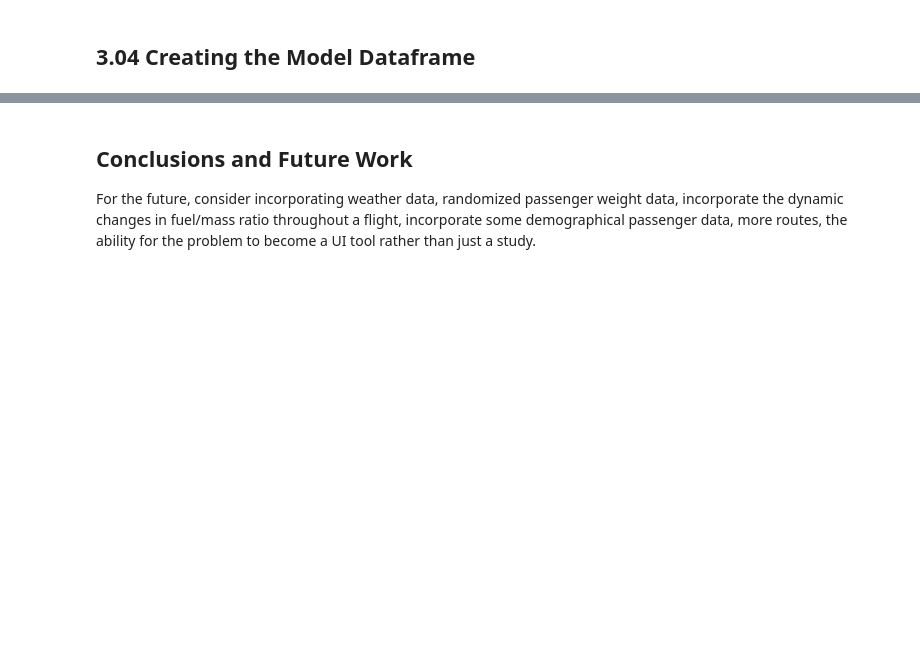
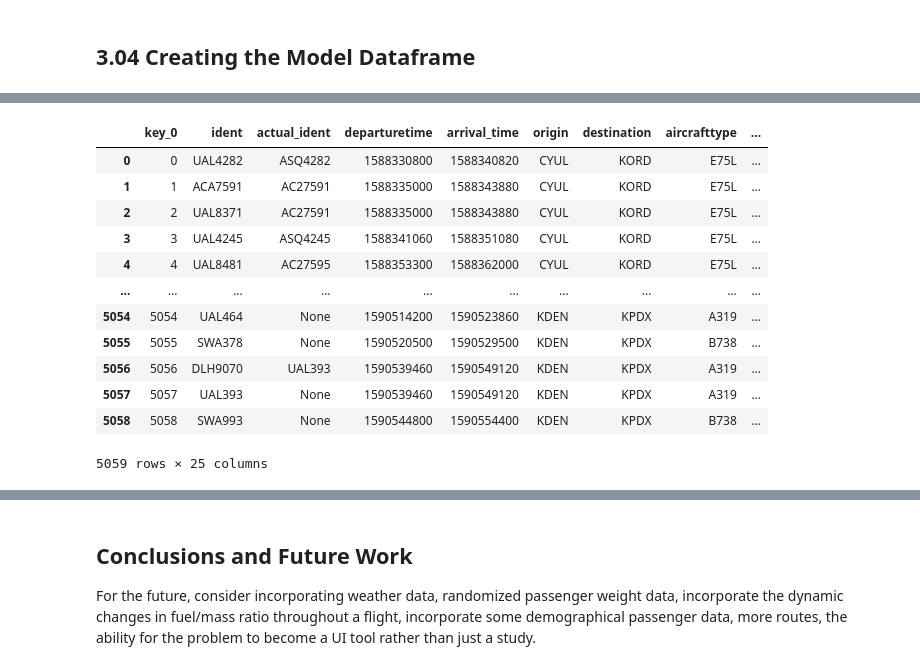
Before and after one commit to chriskuz/ga_capstone, a Jupyter notebook: code/project_notebook.ipynb, the cells around one changed output, grey strips where cells are left out. Cells and saved outputs as stored; diff of their text form; code cells hidden in the pictures; blank space fills up the shorter version.

```diff
--- a/code/project_notebook.ipynb
+++ b/code/project_notebook.ipynb
@@ -1081,0 +1107,9 @@ The above output dataframe shows the combined quotes dtaaframe showcasing prices
+# %%
+for code in flight_schedules['combinedIATA']:
+    mask = quotes['combinedIATA'] == code
+    prelim_df = quotes.loc[mask, final_df.columns].sample(n = 1)
+    final_df = pd.concat([final_df, prelim_df])
+
+
+final_df.reset_index(inplace = True)
+final_df.drop(columns= 'index', inplace = True)
@@ -1081,0 +1132,18 @@ The above output dataframe shows the combined quotes dtaaframe showcasing prices
+# %%
+test = pd.merge(flight_schedules, final_df, how = 'outer', on = flight_schedules.index)
+# %%
+test
+# %% [output]
+|  | key_0 | ident | actual_ident | departuretime | arrival_time | origin | destination | aircrafttype | ... |
+| 0 | 0 | UAL4282 | ASQ4282 | 1588330800 | 1588340820 | CYUL | KORD | E75L | ... |
+| 1 | 1 | ACA7591 | AC27591 | 1588335000 | 1588343880 | CYUL | KORD | E75L | ... |
+| 2 | 2 | UAL8371 | AC27591 | 1588335000 | 1588343880 | CYUL | KORD | E75L | ... |
+| 3 | 3 | UAL4245 | ASQ4245 | 1588341060 | 1588351080 | CYUL | KORD | E75L | ... |
+| 4 | 4 | UAL8481 | AC27595 | 1588353300 | 1588362000 | CYUL | KORD | E75L | ... |
+| ... | ... | ... | ... | ... | ... | ... | ... | ... | ... |
+| 5054 | 5054 | UAL464 | None | 1590514200 | 1590523860 | KDEN | KPDX | A319 | ... |
+| 5055 | 5055 | SWA378 | None | 1590520500 | 1590529500 | KDEN | KPDX | B738 | ... |
+| 5056 | 5056 | DLH9070 | UAL393 | 1590539460 | 1590549120 | KDEN | KPDX | A319 | ... |
+| 5057 | 5057 | UAL393 | None | 1590539460 | 1590549120 | KDEN | KPDX | A319 | ... |
+| 5058 | 5058 | SWA993 | None | 1590544800 | 1590554400 | KDEN | KPDX | B738 | ... |
+5059 rows × 25 columns
```
Also changed, not shown: parts of 11 cells of this notebook.
